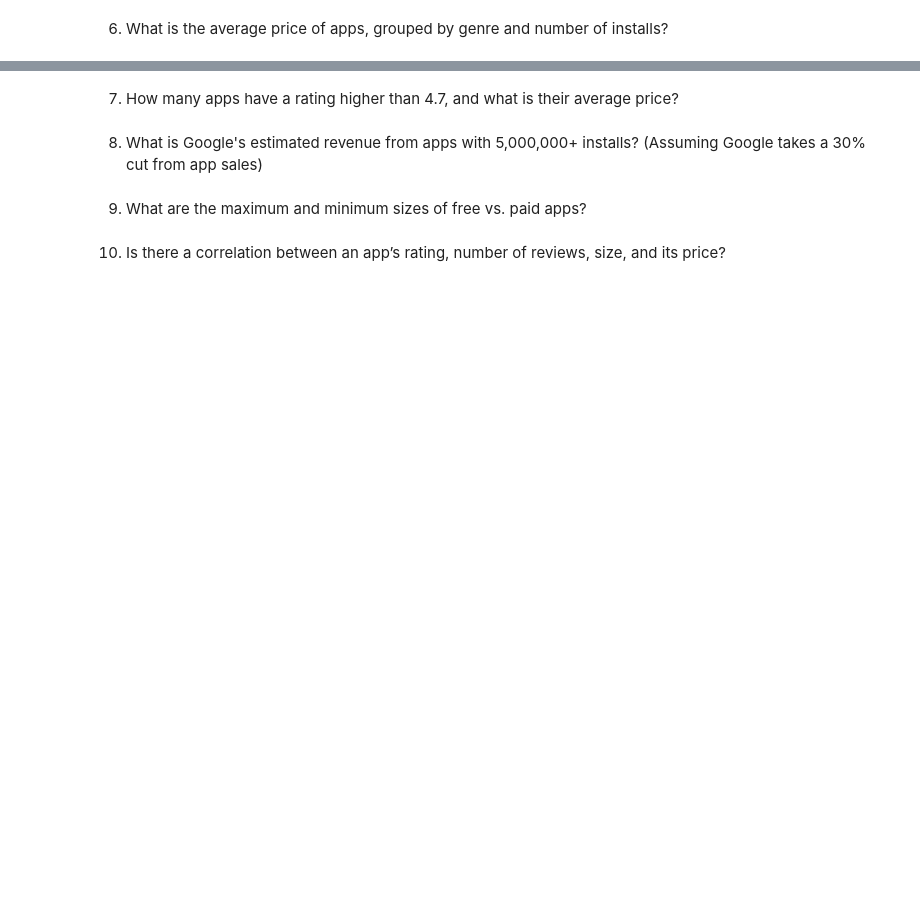
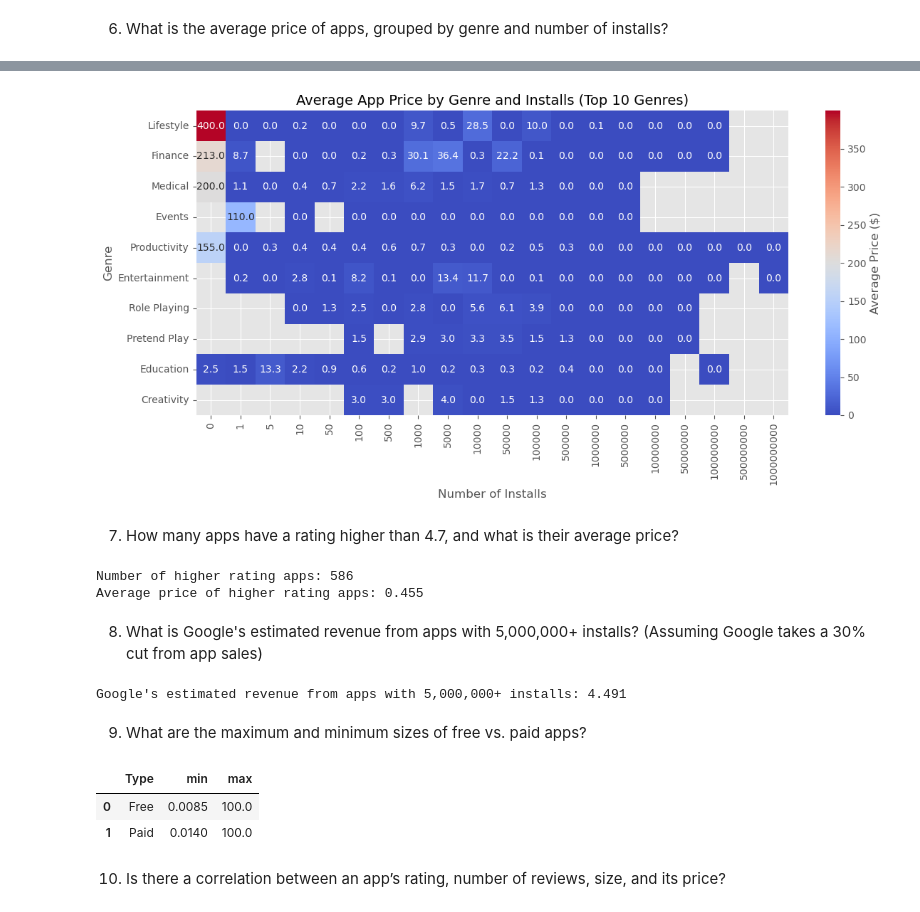
Before and after one commit to yousefmohtady1/Play-Store-apps-data-preprocessing, a Jupyter notebook: script.ipynb, the cells around one changed output, grey strips where cells are left out. Drawn from its saved outputs; the diff is of its cells as text; code cells hidden in the pictures; blank space fills up the shorter version.

```diff
--- a/script.ipynb
+++ b/script.ipynb
@@ -483,2 +511,12 @@ top5[['App', 'Price']]
 # %% [markdown]
 6.	What is the average price of apps, grouped by genre and number of installs?
+# %%
+df_exploded = df.assign(Genres=df['Genres'].str.split(';')).explode('Genres')
+
+avg_price_by_genre_installs = (
+    df_exploded.groupby(['Genres', 'Installs'])['Price']
+    .mean()
+    .reset_index()
+)
+
+avg_price_by_genre_installs.head(10)
@@ -485,9 +535,55 @@ top5[['App', 'Price']]
+# %%
+pivot_table = avg_price_by_genre_installs.pivot_table(
+    index='Genres',
+    columns='Installs',
+    values='Price',
+    aggfunc='mean'
+)
+
+top10_genres = pivot_table.mean(axis=1).sort_values(ascending=False).head(10)
+pivot_top10 = pivot_table.loc[top10_genres.index]
+
+plt.figure(figsize=(12, 6))
+sns.heatmap(
+    pivot_top10,
+    annot=True, fmt=".1f", cmap="coolwarm",
+    cbar_kws={'label': 'Average Price ($)'}
+)
+
+plt.title("Average App Price by Genre and Installs (Top 10 Genres)", fontsize=14)
+plt.xlabel("Number of Installs")
+plt.ylabel("Genre")
+plt.tight_layout()
+plt.show()
+# %% [output]
+[figure, added]
 # %% [markdown]
 7.	How many apps have a rating higher than 4.7, and what is their average price?
+# %%
+higher_rating = (df['Rating'] > 4.7).sum()
+higher_rating_avg_price = df.loc[df['Rating'] > 4.7, 'Price'].mean()
+print("Number of higher rating apps:", higher_rating)
+print("Average price of higher rating apps:", higher_rating_avg_price)
+# %% [output]
+Number of higher rating apps: 586
+Average price of higher rating apps: 0.455
 # %% [markdown]
 8.	What is Google's estimated revenue from apps with 5,000,000+ installs?
 (Assuming Google takes a 30% cut from app sales)
+# %%
+higher_installs_price = df.loc[df['Installs'] >= 5000000, 'Price'].sum()
+higher_installs_google_rev = higher_installs_price * 0.3
+print("Google's estimated revenue from apps with 5,000,000+ installs:", higher_installs_google_rev)
+# %% [output]
+Google's estimated revenue from apps with 5,000,000+ installs: 4.491
 # %% [markdown]
 9.	What are the maximum and minimum sizes of free vs. paid apps?
+# %%
+size_stats = df.groupby('Type')['Size_MB'].agg(['min', 'max']).reset_index()
+size_stats
+# %% [output]
+|  | Type | min | max |
+| 0 | Free | 0.0085 | 100.0 |
+| 1 | Paid | 0.0140 | 100.0 |
 # %% [markdown]
 10.	Is there a correlation between an app’s rating, number of reviews, size, and its price?
```
Also changed, not shown: parts of 8 cells of this notebook.
